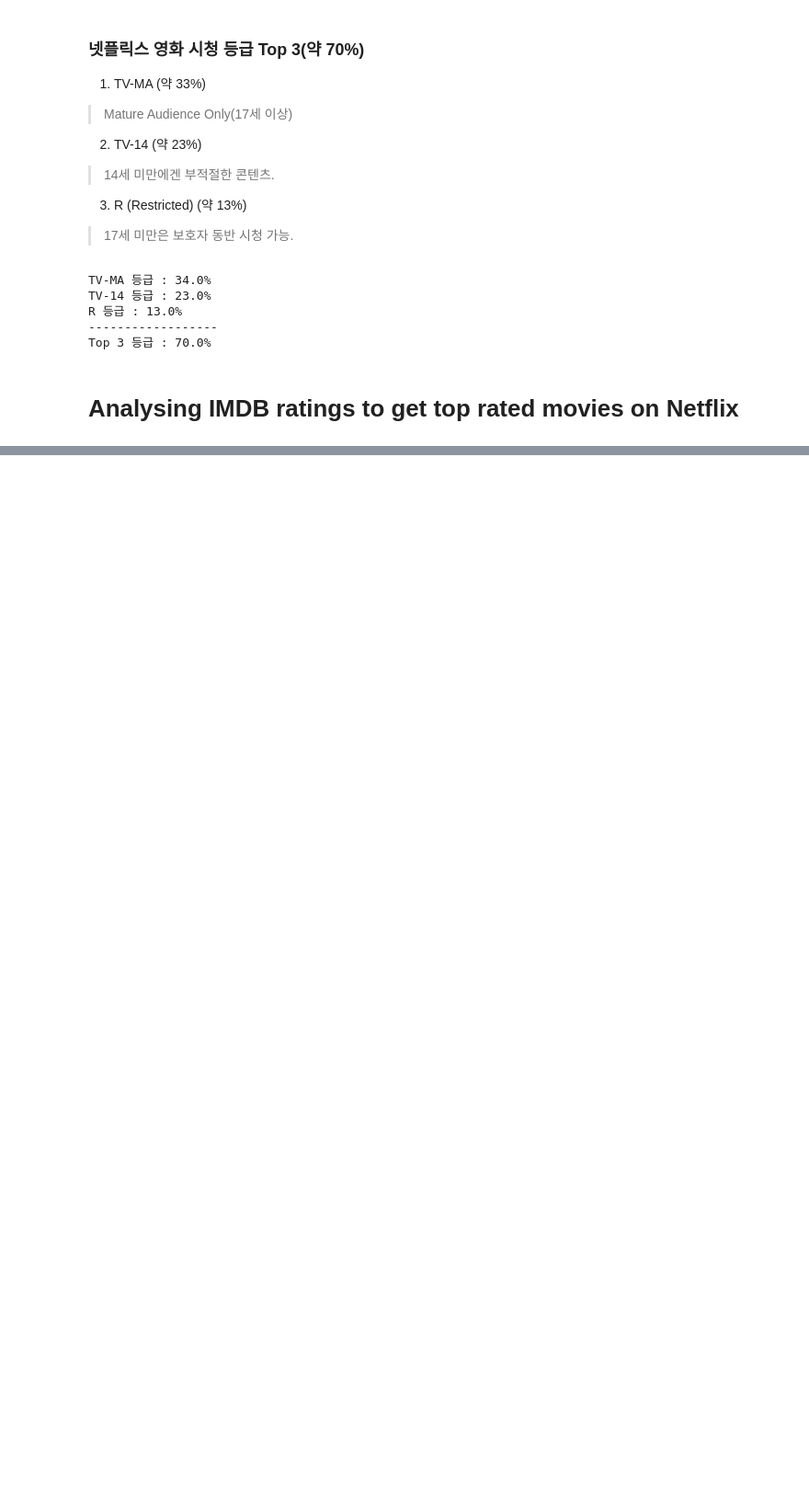
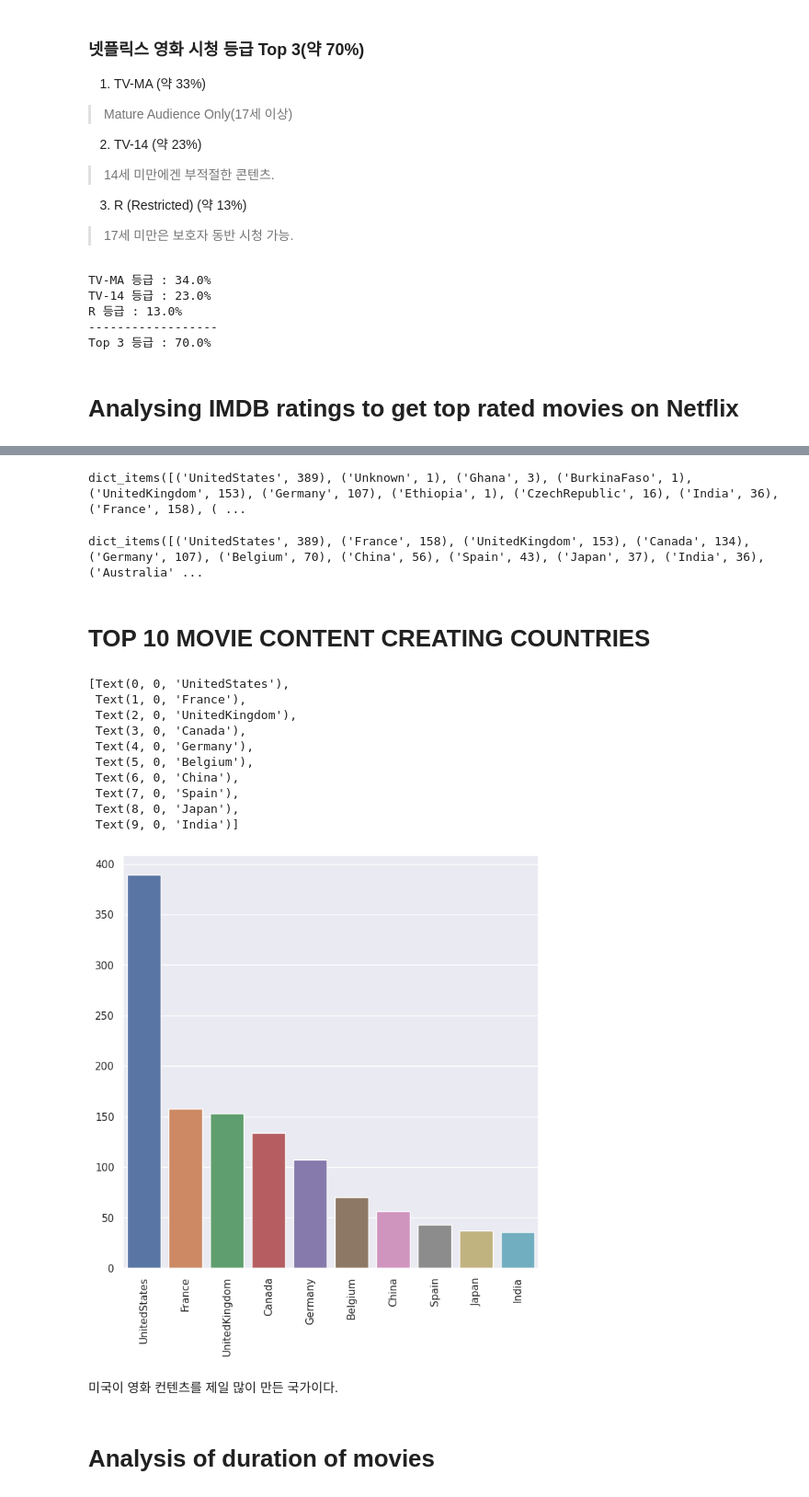
Before and after one commit to M-05/netflix_analytics, a Jupyter notebook: netflix_visualization.ipynb, the cells around one changed output, grey strips where cells are left out. Shown at 92% size. Saved outputs shown, nothing was run; the diff lists cells and outputs as text; code cells hidden in the pictures; blank space fills up the shorter version.

```diff
--- a/netflix_visualization.ipynb
+++ b/netflix_visualization.ipynb
@@ -344,0 +645,54 @@ Top 3 등급 : 70.0%
+# %%
+#################
+# 국가 딕서너리 전처리
+#################
+countries_fin={}
+for country, no in countries.items():
+    country= country.replace(' ','') # ' Brazil' -> 'Brazil'
+
+    if country in list(countries_fin.keys()):
+        countries_fin[country] += no
+    else:
+        countries_fin[country] = no
+# %%
+countries_fin.items()
+# %% [output]
+dict_items([('UnitedStates', 389), ('Unknown', 1), ('Ghana', 3), ('BurkinaFaso', 1), ('UnitedKingdom', 153), ('Germany', 107), ('Ethiopia', 1), ('CzechRepublic', 16), ('India', 36), ('France', 158), ( ...
+# %%
+####################
+# 국가 수가 많은 순서대로 정렬
+# k : 국가
+# v : 국가 수
+# 이런 형태로 딕서녀리에 저장
+# 전처리 끝
+####################
+countries_fin = {k: v for k, v in sorted(countries_fin.items(), key=lambda item: item[1], reverse= True)}
+# %%
+countries_fin.items()
+# %% [output]
+dict_items([('UnitedStates', 389), ('France', 158), ('UnitedKingdom', 153), ('Canada', 134), ('Germany', 107), ('Belgium', 70), ('China', 56), ('Spain', 43), ('Japan', 37), ('India', 36), ('Australia' ...
+# %% [markdown]
+# TOP 10 MOVIE CONTENT CREATING COUNTRIES
+# %%
+plt.figure(figsize=(8,8))
+
+ax = sns.barplot(x=list(countries_fin.keys())[0:10],
+                 y=list(countries_fin.values())[0:10])
+
+ax.set_xticklabels(list(countries_fin.keys())[0:10],rotation = 90)
+# %% [output]
+[Text(0, 0, 'UnitedStates'),
+ Text(1, 0, 'France'),
+ Text(2, 0, 'UnitedKingdom'),
+ Text(3, 0, 'Canada'),
+ Text(4, 0, 'Germany'),
+ Text(5, 0, 'Belgium'),
+ Text(6, 0, 'China'),
+ Text(7, 0, 'Spain'),
+ Text(8, 0, 'Japan'),
+ Text(9, 0, 'India')]
+[figure, added]
+# %% [markdown]
+미국이 영화 컨텐츠를 제일 많이 만든 국가이다.
+# %% [markdown]
+# Analysis of duration of movies
```
Also changed, not shown: parts of 110 cells of this notebook.
